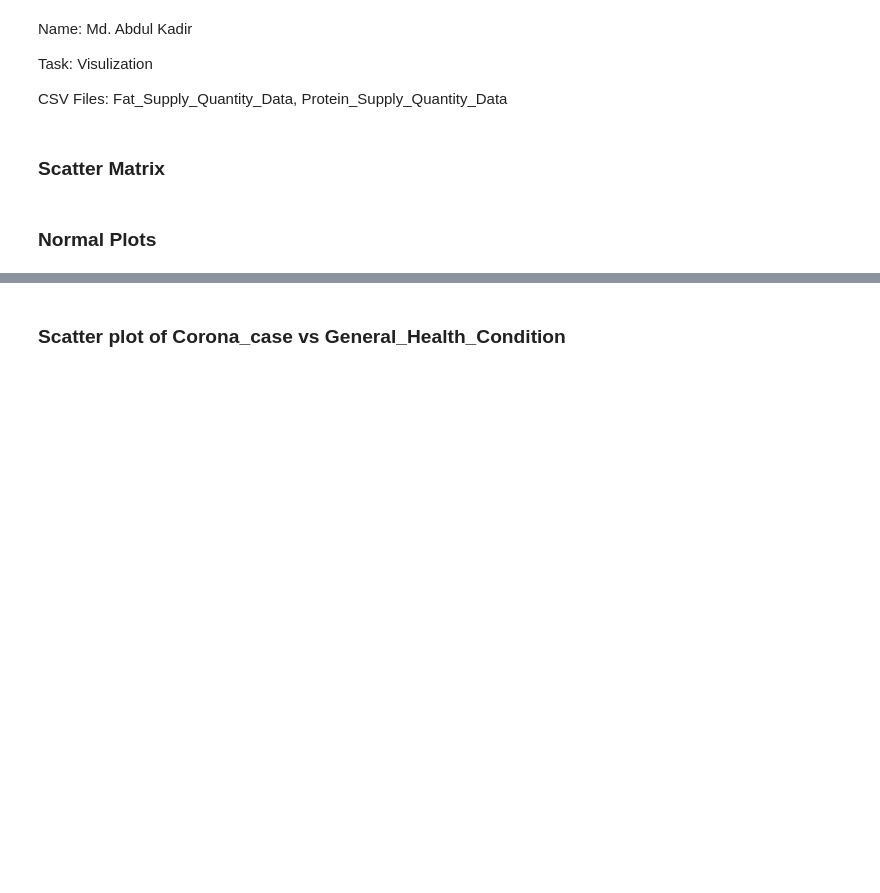
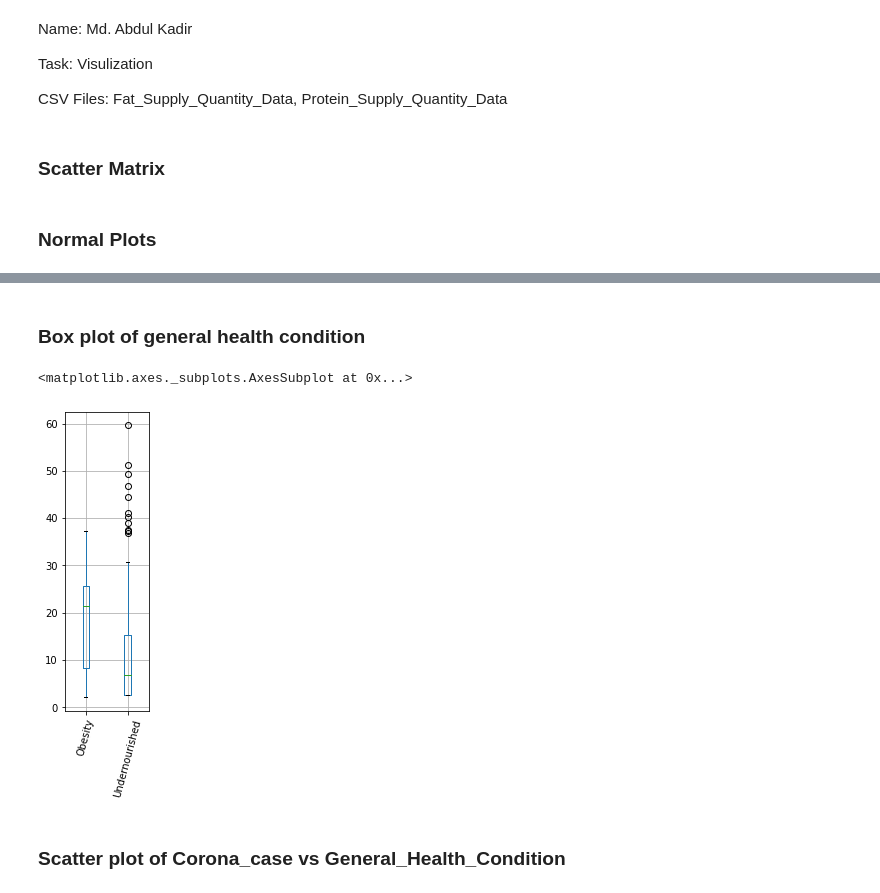
Before and after one commit to Mak-Ta-Reque/Nutrition-and-immune-systems, a Jupyter notebook: Notebook/Visualisation_Tareque.ipynb, the cells around one changed output, grey strips where cells are left out. Cells and saved outputs as stored; diff of their text form; code cells hidden in the pictures; blank space fills up the shorter version.

```diff
--- a/Notebook/Visualisation_Tareque.ipynb
+++ b/Notebook/Visualisation_Tareque.ipynb
@@ -81,3 +109,11 @@ Corona_case_df.head()
+# %% [markdown]
+### Box plot of general health condition
+# %%
+#General_Health_Condition_df.applymap(str)
+General_Health_Condition_df.boxplot(figsize=(1.5,5.5),rot =75)
+# %% [output]
+<matplotlib.axes._subplots.AxesSubplot at 0x...>
+[figure, added]
 # %% [markdown]
 ### Scatter plot of Corona_case vs General_Health_Condition
 # %%
```
Also changed, not shown: parts of 15 cells of this notebook.
